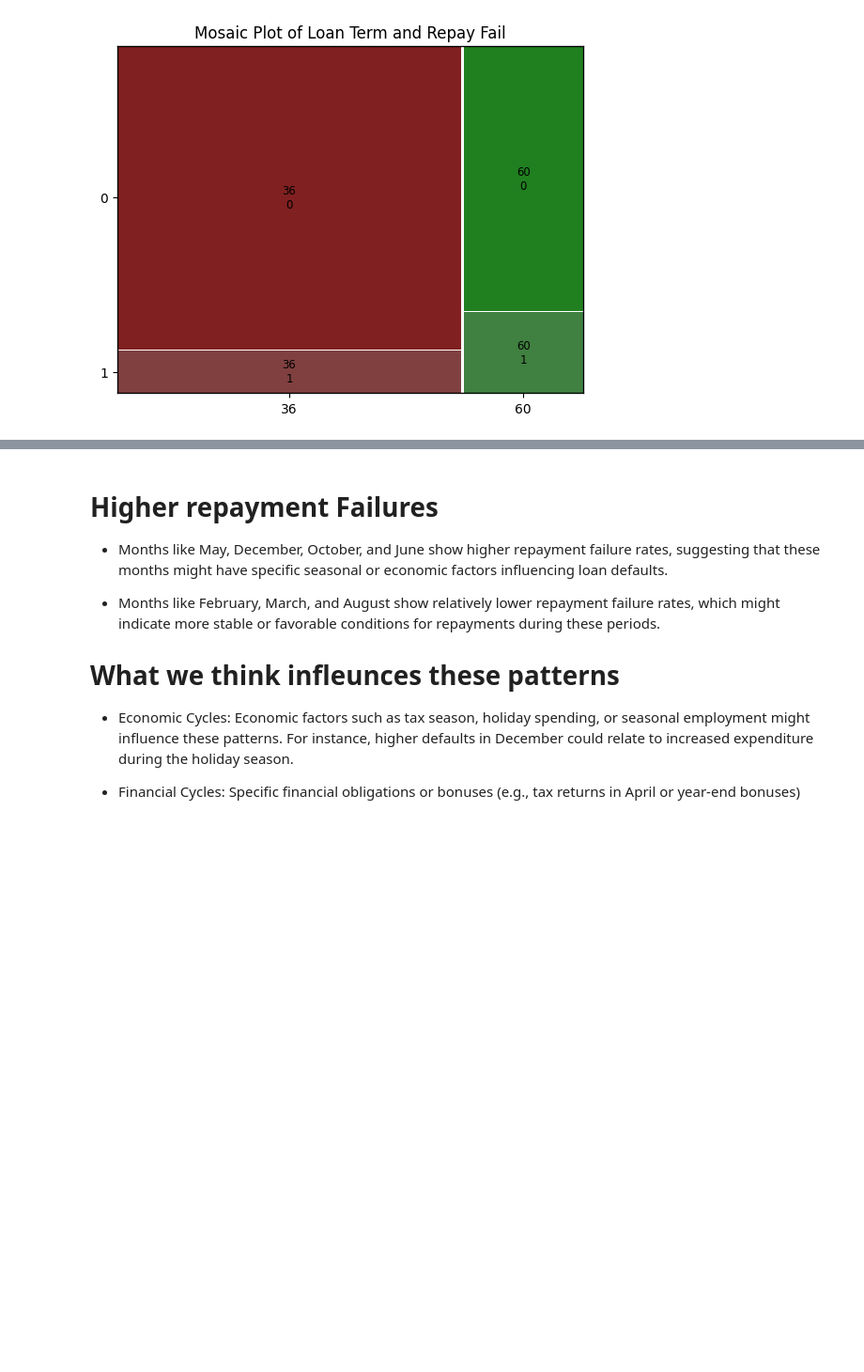
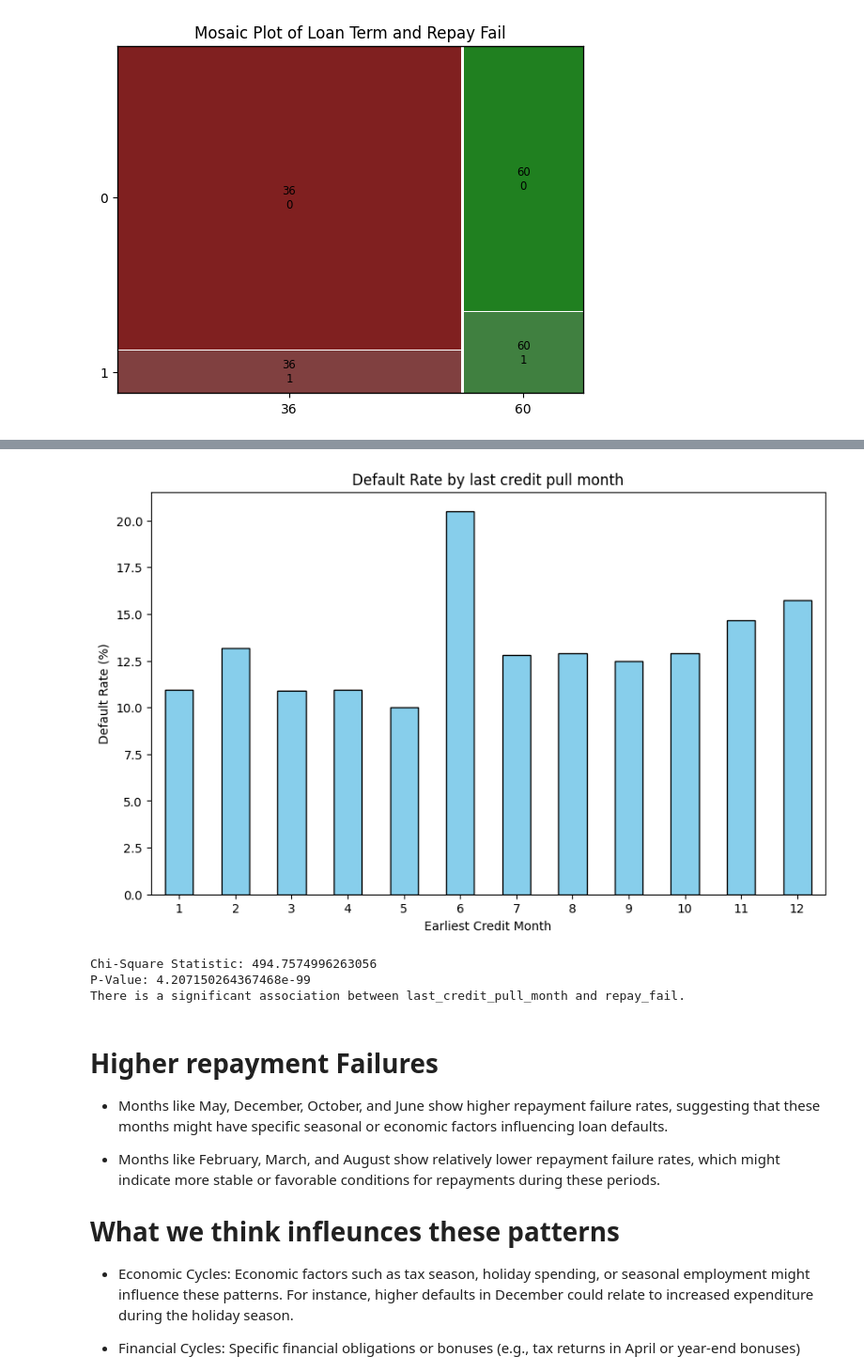
Before and after one commit to jyounes23/LoanDefaultPredictor, a Jupyter notebook: finalProject copy.ipynb, the cells around one changed output, grey strips where cells are left out. Shown at 94% size. Cells and saved outputs as stored; diff of their text form; code cells hidden in the pictures; blank space fills up the shorter version.

Commit message:
chi-square tests and other graphs

```diff
--- a/finalProject copy.ipynb
+++ b/finalProject copy.ipynb
@@ -680,3 +697,35 @@ Loan_Data_explore['years_since_last_credit_pull'] = datetime.now().year - Loan_D
+# %%
+# Calculate the default rate for each month
+default_rate_by_month = Loan_Data_explore.groupby('last_credit_pull_month')['repay_fail'].mean() * 100
+
+# Plot the default rates
+default_rate_by_month.plot(kind='bar', figsize=(10, 6), color='skyblue', edgecolor='black')
+plt.title("Default Rate by last credit pull month")
+plt.xlabel("Earliest Credit Month")
+plt.ylabel("Default Rate (%)")
+plt.xticks(rotation=0)
+plt.show()
+# %% [output]
+[figure, added]
+# %%
+from scipy.stats import chi2_contingency
+
+# Create a contingency table
+contingency_table = pd.crosstab(Loan_Data_explore['last_credit_pull_month'], Loan_Data_explore['repay_fail'])
+
+# Perform chi-square test
+chi2, p, dof, expected = chi2_contingency(contingency_table)
+print(f"Chi-Square Statistic: {chi2}")
+print(f"P-Value: {p}")
+
+if p < 0.05:
+    print("There is a significant association between last_credit_pull_month and repay_fail.")
+else:
+    print("There is no significant association between last_credit_pull_month and repay_fail.")
+# %% [output]
+Chi-Square Statistic: 494.7574996263056
+P-Value: 4.207150264367468e-99
+There is a significant association between last_credit_pull_month and repay_fail.
 # %% [markdown]
 # Higher repayment Failures
 
```
Also changed, not shown: parts of 1 cell of this notebook.
